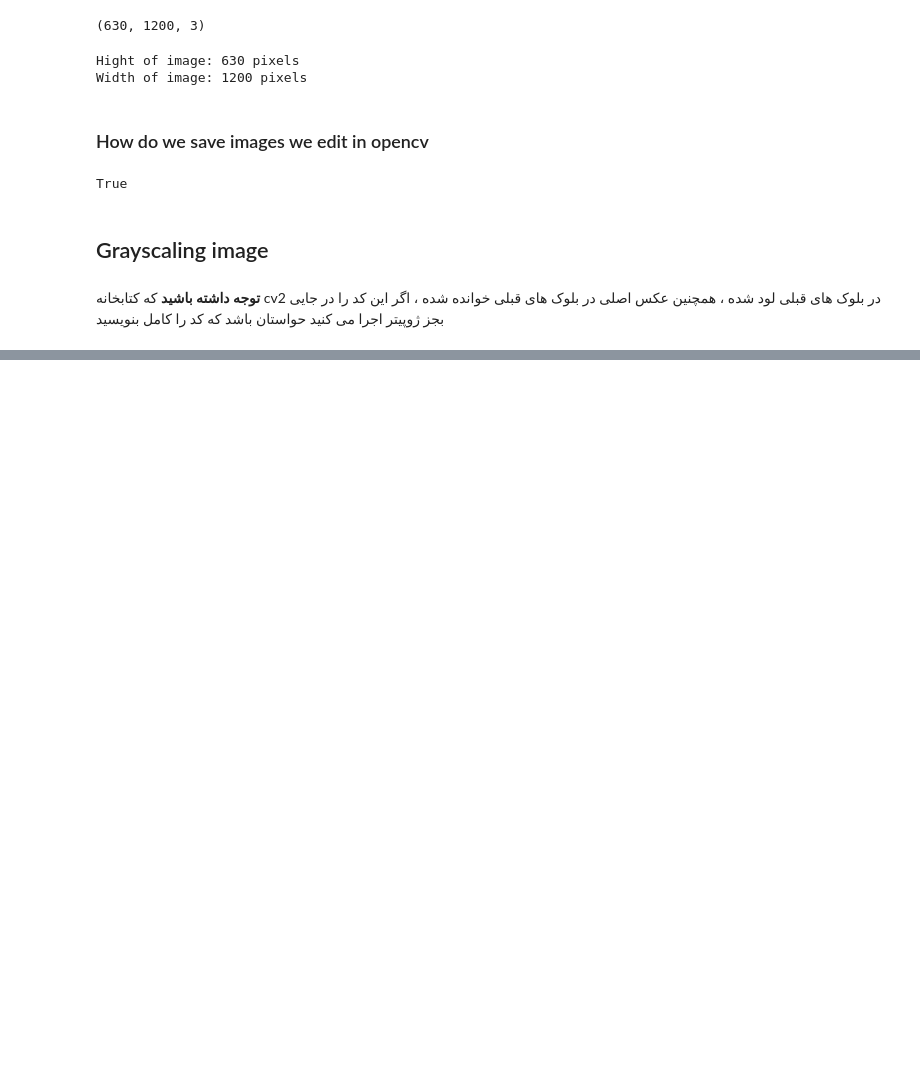
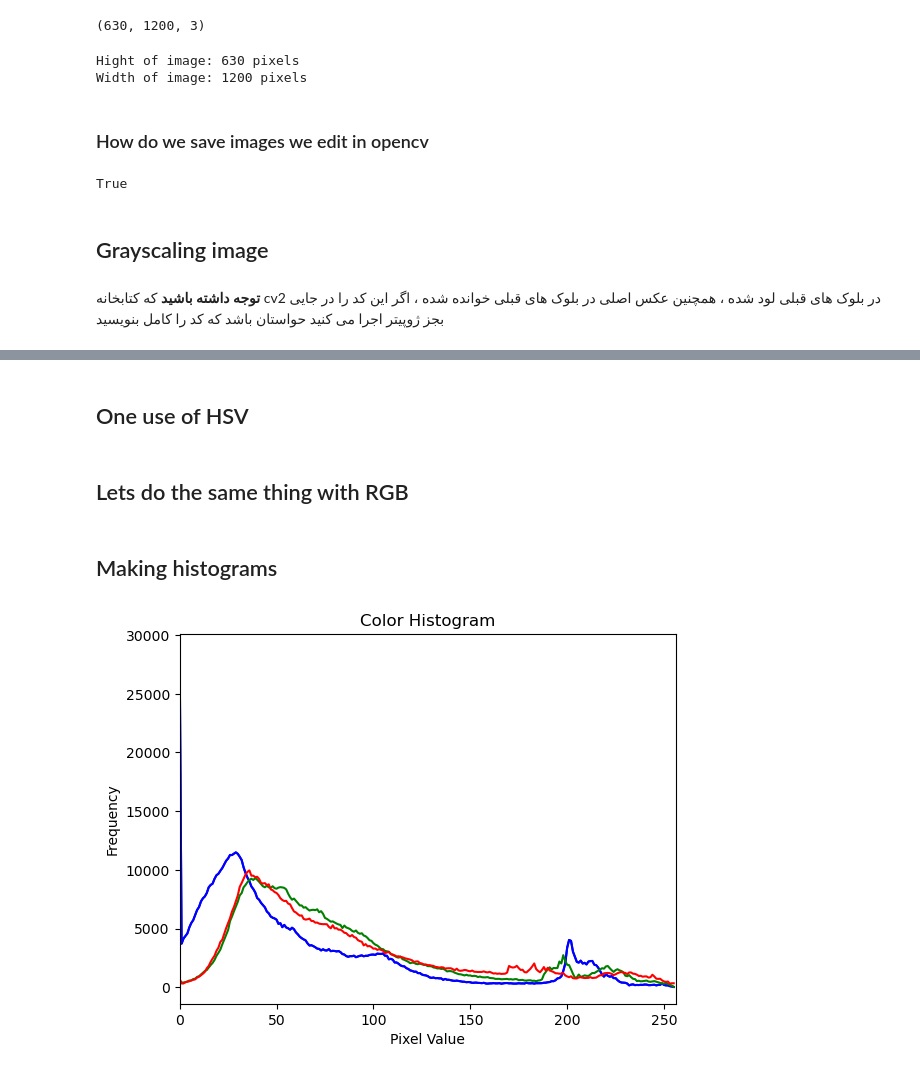
Before and after one commit to Arian2077/Computer_Graphic, a Jupyter notebook: Advanced/Basics of Computer vision & opencv/session_2.ipynb, the cells around one changed output, grey strips where cells are left out. Cells and saved outputs as stored; diff of their text form; code cells hidden in the pictures; blank space fills up the shorter version.

```diff
--- a/Advanced/Basics of Computer vision & opencv/session_2.ipynb
+++ b/Advanced/Basics of Computer vision & opencv/session_2.ipynb
@@ -145,0 +206,2 @@ cv2.destroyAllWindows()
+# %% [markdown]
+## One use of HSV
@@ -145,0 +221,2 @@ cv2.destroyAllWindows()
+# %% [markdown]
+## Lets do the same thing with RGB
@@ -145,0 +240,27 @@ cv2.destroyAllWindows()
+# %% [markdown]
+## Making histograms
+# %%
+import cv2
+import numpy as np
+
+from matplotlib import pyplot as plt
+# Read the image using OpenCV
+image = cv2.imread('image.jpg')
+
+# Calculate the histogram for the Blue channel
+histogram = cv2.calcHist([image],[0],None,[256],[0,256])
+# Plot the histogram for the Blue channel in blue color
+plt.plot(histogram, color='b')
+
+# Viewing separate color channels
+color = ('b', 'g', 'r')
+for i, col in enumerate(color):
+    histogram = cv2.calcHist([image], [i], None, [256], [0, 256])
+    plt.plot(histogram, color=col)
+    plt.xlim([0, 256])  # Set the x-axis limits to [0, 256]
+    plt.title('Color Histogram')
+    plt.xlabel('Pixel Value')  # Label for the x-axis
+    plt.ylabel('Frequency')  # Label for the y-axis
+plt.show()  # Display the histogram plot
+# %% [output]
+[figure, added]
```
Also changed, not shown: parts of 5 cells of this notebook.
